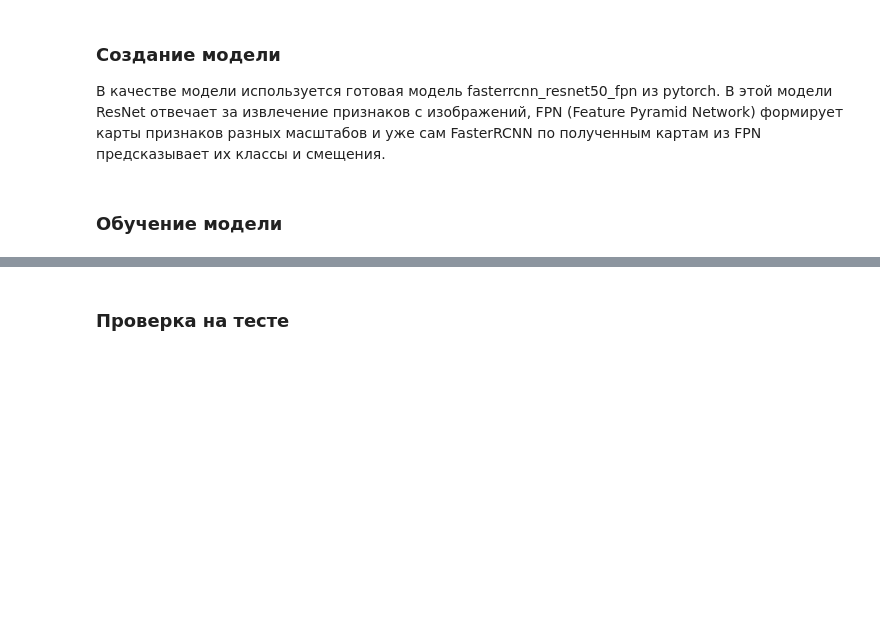
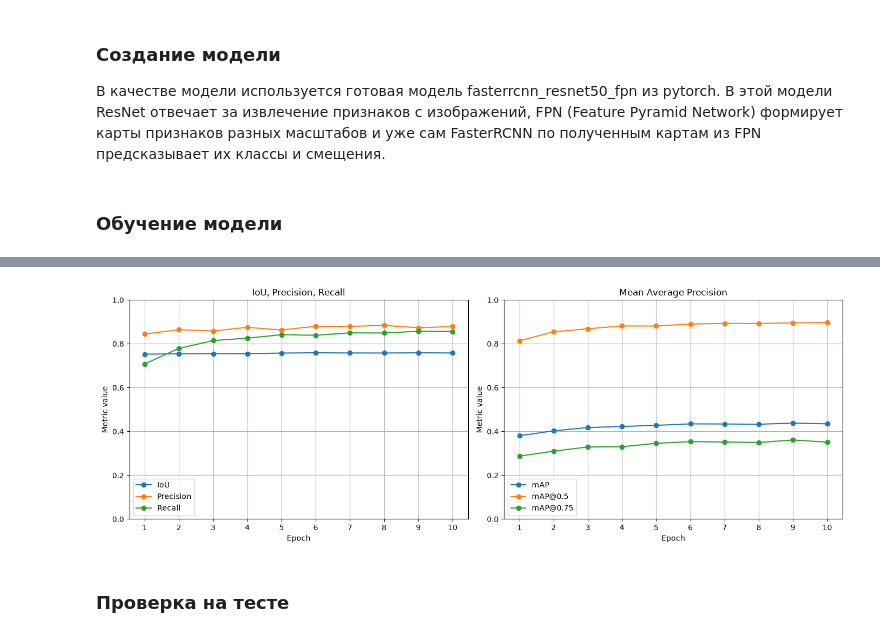
Before and after one commit to Sanpll/CV_hw, a Jupyter notebook: hw2/detection.ipynb, the cells around one changed output, grey strips where cells are left out. Cells and saved outputs as stored; diff of their text form; code cells hidden in the pictures; blank space fills up the shorter version.

```diff
--- a/hw2/detection.ipynb
+++ b/hw2/detection.ipynb
@@ -306,11 +306,10 @@ class MyFasterRCNN(nn.Module):
     def __init__(self, num_classes):
         super().__init__()
 
-        # нагло копируем обученную модель
-        weights = FasterRCNN_ResNet50_FPN_Weights.DEFAULT
-        self.model = fasterrcnn_resnet50_fpn(
+        weights = FasterRCNN_MobileNet_V3_Large_320_FPN_Weights.DEFAULT
+        self.model = fasterrcnn_mobilenet_v3_large_320_fpn(
             weights=weights,
-            trainable_backbone_layers=3
+            trainable_backbone_layers=2
         )
 
         # заменяем классификационную голову
@@ -331,15 +330,15 @@ def calculate_metrics(
         iou_threshold=0.5,  # рамка считается правильной, если расчитанный IoU > iou_threshold
         score_threshold=0.5 # при подсчёте Precision/Recall учитываются предсказания с вероятностями не менее score_threshold
 ):
-    # переносим данные на cpu и приводим к нужным типам
+    # приводим данные к нужным типам
     predictions = []
     targets = []
     for pred, target in zip(all_predictions, all_targets):
-        pred_boxes = pred["boxes"].detach().to(device="cpu", dtype=torch.float32).reshape(-1, 4)
-        pred_labels = pred["labels"].detach().to(device="cpu", dtype=torch.int64).reshape(-1)
-        pred_scores = pred["scores"].detach().to(device="cpu", dtype=torch.float32).reshape(-1)
-        target_boxes = target["boxes"].detach().to(device="cpu", dtype=torch.float32).reshape(-1, 4)
-        target_labels = target["labels"].detach().to(device="cpu", dtype=torch.int64).reshape(-1)
+        pred_boxes = pred["boxes"].to(dtype=torch.float32).reshape(-1, 4)
+        pred_labels = pred["labels"].to(dtype=torch.int64).reshape(-1)
+        pred_scores = pred["scores"].to(dtype=torch.float32).reshape(-1)
+        target_boxes = target["boxes"].to(dtype=torch.float32).reshape(-1, 4)
+        target_labels = target["labels"].to(dtype=torch.int64).reshape(-1)
 
         predictions.append({
             "boxes": pred_boxes,
@@ -412,8 +411,9 @@ def calculate_metrics(
             FN += int(available_targets.sum().item())
 
     # вычисляем итоговые значения
-    precision = TP / (TP + FP) if (TP + FP) > 0 else 0.0
-    recall = TP / (TP + FN) if (TP + FN) > 0 else 0.0
+    eps = 1e-7
+    precision = TP / (TP + FP + eps)
+    recall = TP / (TP + FN + eps)
     if matched_ious:
         mean_iou = sum(matched_ious) / len(matched_ious)
     else:
@@ -470,7 +461,6 @@ def evaluate(
 def train(
         model, optimizer,
         train_loader, val_loader, epochs,
-        num_classes: int = 11,
         n_early_stopping: int = 5,
         verbose: bool = True,
         save_path: str | None = "best_model.pth"
@@ -482,8 +472,7 @@ def train(
         "val_iou": [],
         "val_map": [],
         "val_map_50": [],
-        "val_map_75": [],
-        "lr": []
+        "val_map_75": []
     }
 
     best_val_map = -1.0
@@ -534,8 +523,8 @@ def train(
         history["val_precision"].append(val_precision)
         history["val_recall"].append(val_recall)
         history["val_map"].append(val_map)
-        history["val_map_50"].append(val_map)
-        history["val_map_75"].append(val_map)
+        history["val_map_50"].append(val_map_50)
+        history["val_map_75"].append(val_map_75)
 
         if verbose:
             print(
@@ -576,17 +565,15 @@ def train(
     return history
 # %%
 model = MyFasterRCNN(num_classes=NUM_CLASSES).to(device)
-optimizer = torch.optim.SGD(
+optimizer = torch.optim.AdamW(
     [p for p in model.parameters() if p.requires_grad],
-    lr=LR,
-    momentum=0.9,
-    weight_decay=0.0005
+    lr=LR, weight_decay=5e-4
 )
 
 history = train(
     model, optimizer,
     train_loader, val_loader,
-    EPOCHS, NUM_CLASSES,
+    epochs=EPOCHS,
     n_early_stopping=5,
     save_path=None
 )
@@ -602,35 +602,37 @@ KeyboardInterrupt:
 # %%
 def show_plot_metrics(history):
-    epochs = range(1, len(history["map"]) + 1)
+    epochs = range(1, len(history["val_map"]) + 1)
     fig, axes = plt.subplots(1, 2, figsize=(14, 5))
 
     axes[0].plot(epochs, history["val_iou"], marker="o", label="IoU")
     axes[0].plot(epochs, history["val_precision"], marker="o", label="Precision")
     axes[0].plot(epochs, history["val_recall"], marker="o", label="Recall")
     axes[0].set_title("IoU, Precision, Recall")
     axes[0].set_xlabel("Epoch")
     axes[0].set_ylabel("Metric value")
     axes[0].set_ylim(0, 1)
     axes[0].set_xticks(list(epochs))
     axes[0].grid(True)
     axes[0].legend()
 
     axes[1].plot(epochs, history["val_map"], marker="o", label="mAP")
     axes[1].plot(epochs, history["val_map_50"], marker="o", label="mAP@0.5")
     axes[1].plot(epochs, history["val_map_75"], marker="o", label="mAP@0.75")
     axes[1].set_title("Mean Average Precision")
     axes[1].set_xlabel("Epoch")
     axes[1].set_ylabel("Metric value")
     axes[1].set_ylim(0, 1)
     axes[1].set_xticks(list(epochs))
     axes[1].grid(True)
     axes[1].legend()
 
     plt.tight_layout()
     plt.show()
 
 
 show_plot_metrics(history)
+# %% [output]
+[figure, added]
 # %% [markdown]
 ### Проверка на тесте
 # %%
```
Also changed, not shown: parts of 9 cells of this notebook, 1 other file.
